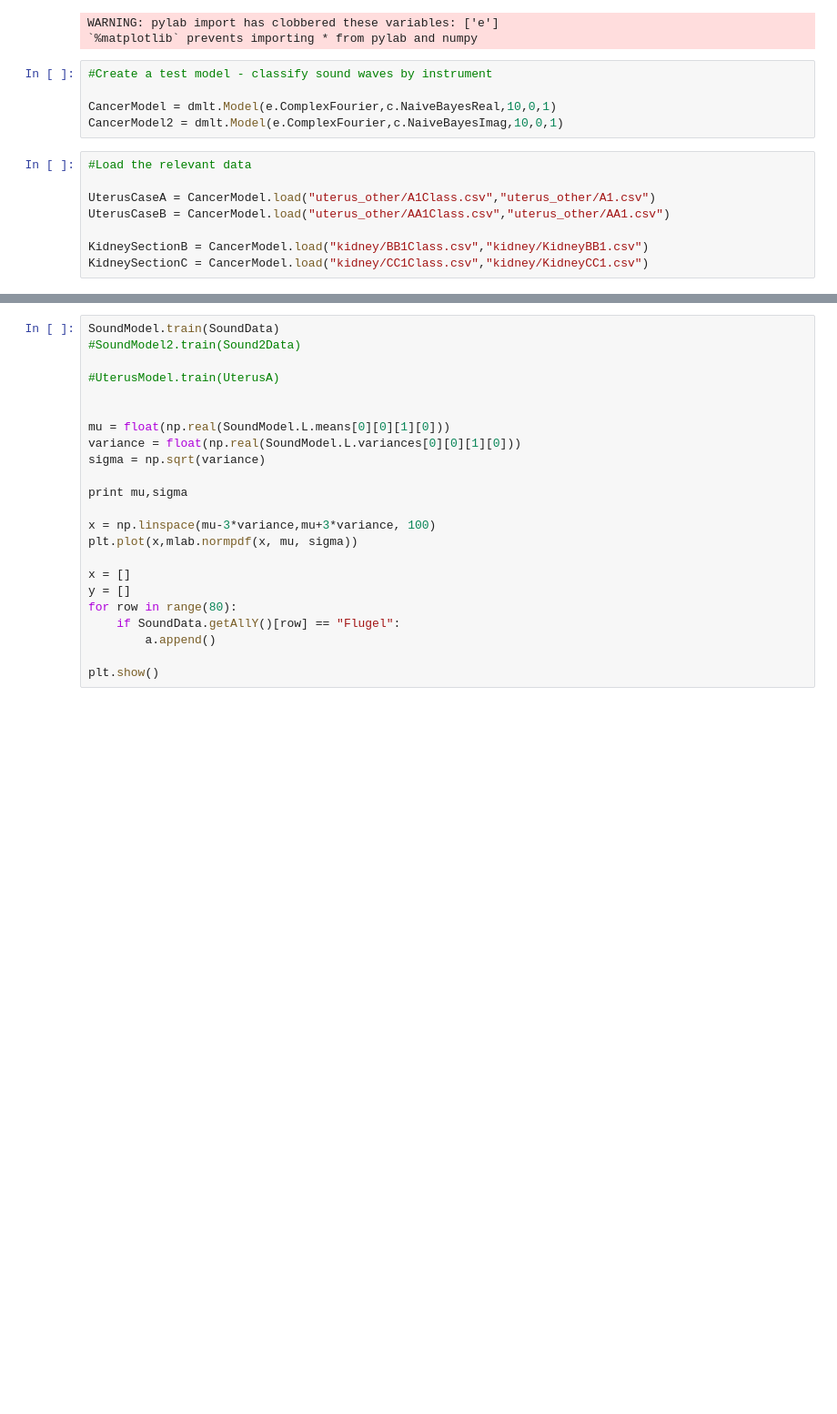
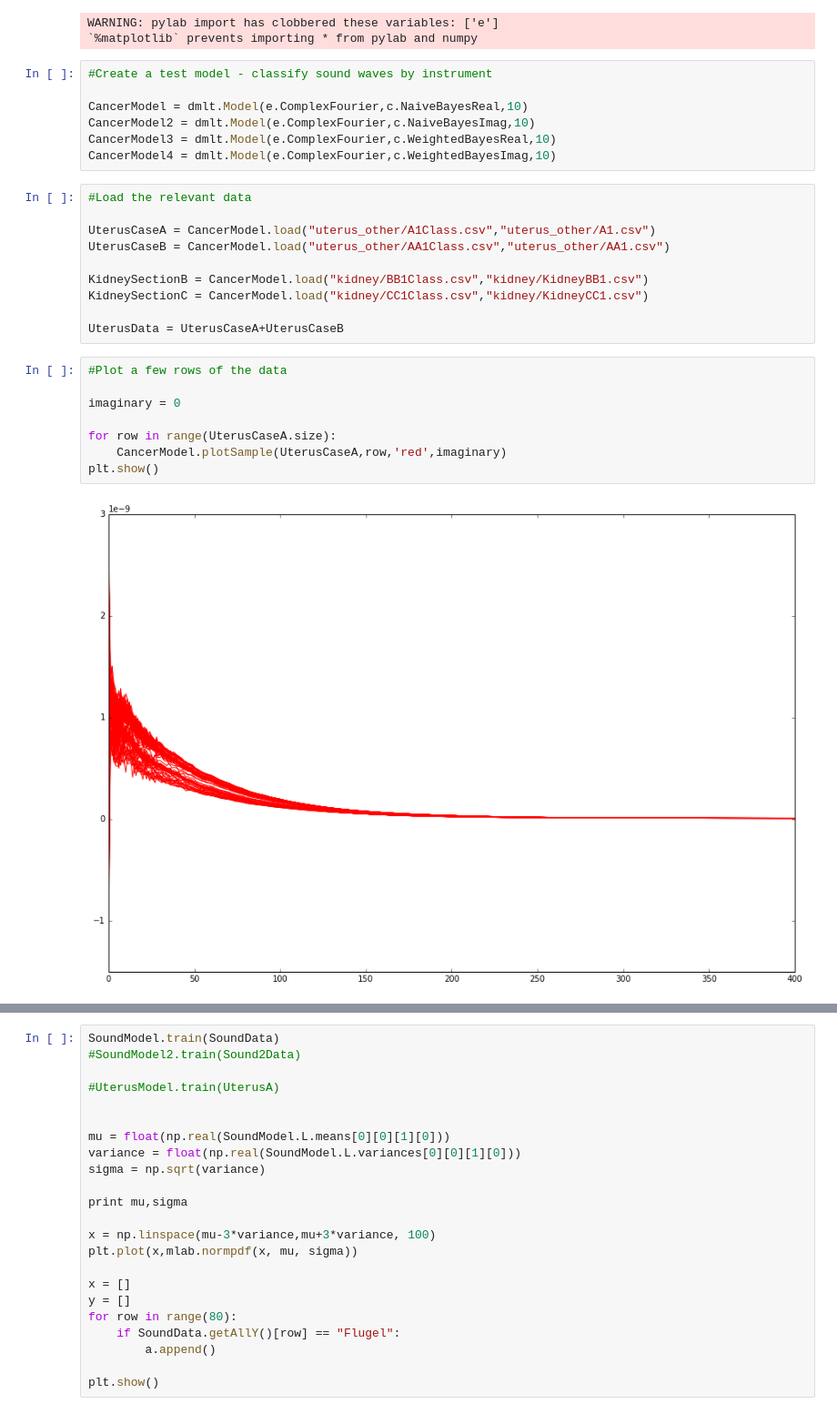
Before and after one commit to spatrickdoyle/doyle-ml-toolkit, a Jupyter notebook: Optimized Model Testing.ipynb, the cells around one changed output, grey strips where cells are left out. Shown at 91% size. Cells and saved outputs as stored; diff of their text form; blank space fills up the shorter version.

```diff
--- a/Optimized Model Testing.ipynb
+++ b/Optimized Model Testing.ipynb
@@ -22,8 +22,10 @@ WARNING: pylab import has clobbered these variables: ['e']
 # %%
 #Create a test model - classify sound waves by instrument
 
-CancerModel = dmlt.Model(e.ComplexFourier,c.NaiveBayesReal,10,0,1)
-CancerModel2 = dmlt.Model(e.ComplexFourier,c.NaiveBayesImag,10,0,1)
+CancerModel = dmlt.Model(e.ComplexFourier,c.NaiveBayesReal,10)
+CancerModel2 = dmlt.Model(e.ComplexFourier,c.NaiveBayesImag,10)
+CancerModel3 = dmlt.Model(e.ComplexFourier,c.WeightedBayesReal,10)
+CancerModel4 = dmlt.Model(e.ComplexFourier,c.WeightedBayesImag,10)
 # %%
 #Load the relevant data
 
@@ -32,4 +34,16 @@ UterusCaseB = CancerModel.load("uterus_other/AA1Class.csv","uterus_other/AA1.csv
 
 KidneySectionB = CancerModel.load("kidney/BB1Class.csv","kidney/KidneyBB1.csv")
 KidneySectionC = CancerModel.load("kidney/CC1Class.csv","kidney/KidneyCC1.csv")
+
+UterusData = UterusCaseA+UterusCaseB
+# %%
+#Plot a few rows of the data
+
+imaginary = 0
+
+for row in range(UterusCaseA.size):
+    CancerModel.plotSample(UterusCaseA,row,'red',imaginary)
+plt.show()
+# %% [output]
+[figure, added]
 # %%
```
Also changed, not shown: parts of 7 cells of this notebook, 3 other files.
